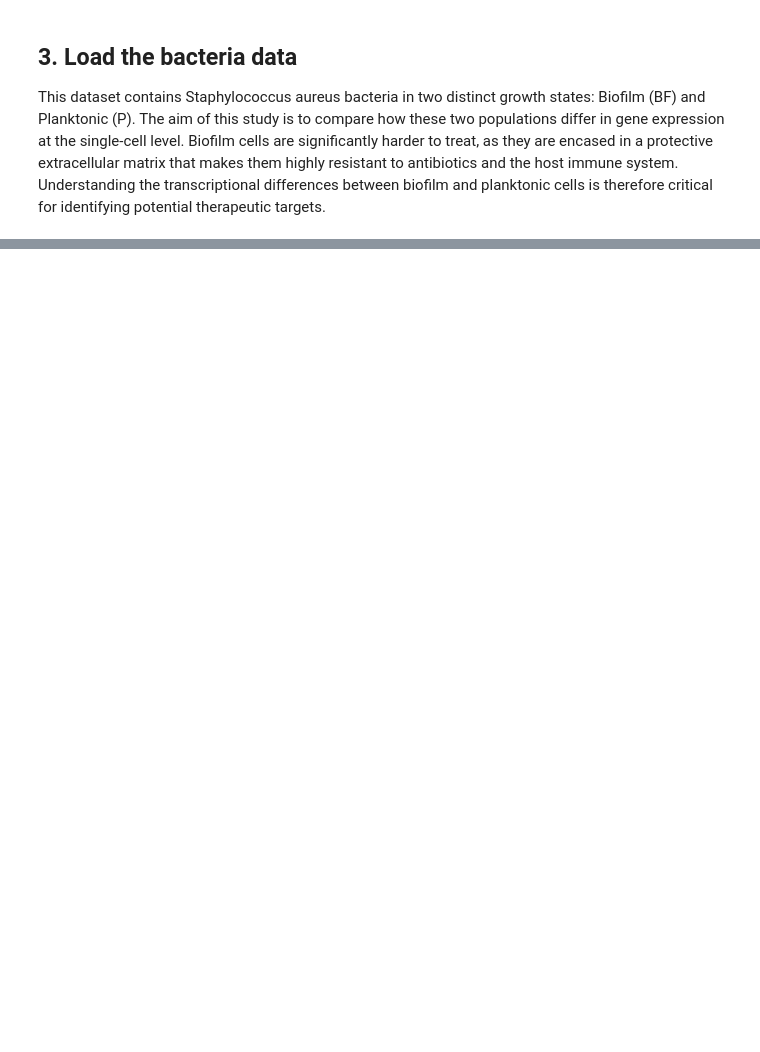
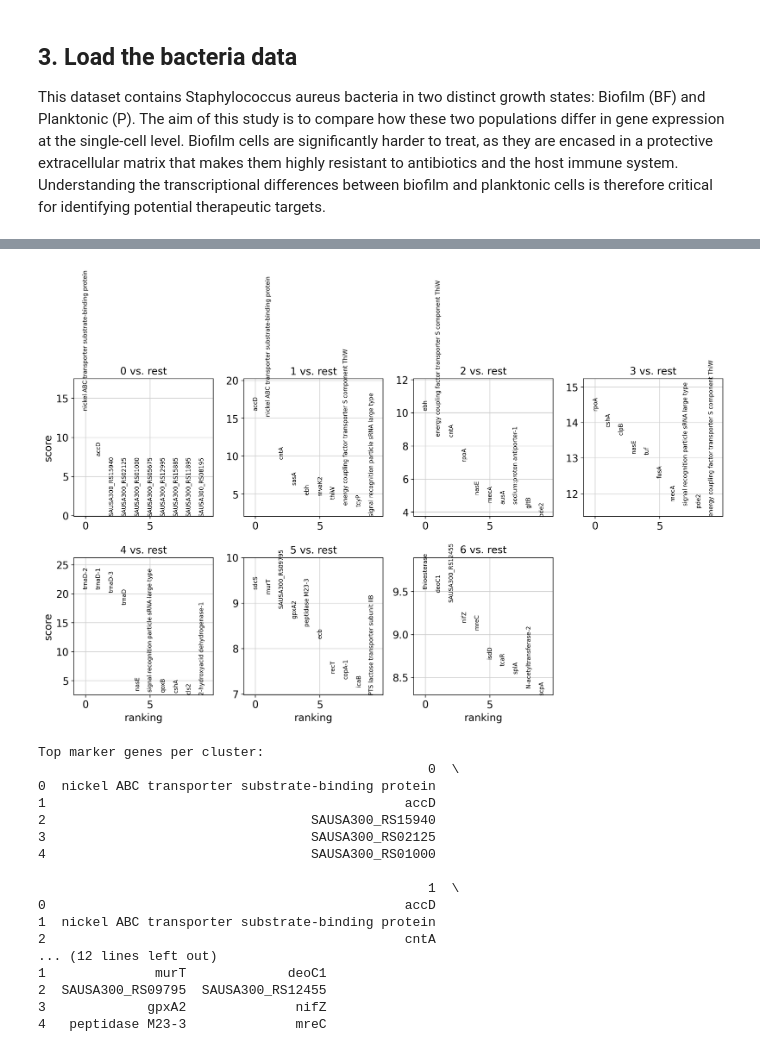
Before and after one commit to NathanvaBIT/mygitdirectory, a Jupyter notebook: Bacteria_unsupervised_learning.ipynb, the cells around one changed output, grey strips where cells are left out. Drawn from its saved outputs; the diff is of its cells as text; code cells hidden in the pictures; blank space fills up the shorter version.

Commit message:
Code is nearly finished; will verify everything tomorrow using unit tests

```diff
--- a/Bacteria_unsupervised_learning.ipynb
+++ b/Bacteria_unsupervised_learning.ipynb
@@ -293,0 +110,22 @@ sc.pl.umap(adata_bacteria, color=['Type_of_cells', 'celltypist_prediction'], leg
+# %%
+# --- STEP 1: Identify actual labels to prevent 'Empty Array' error ---
+actual_labels = adata_bacteria.obs['sample'].unique()
+print(f"Labels found in your file: {actual_labels}")
+
+# Split using whatever labels were actually found
+# Typically actual_labels[0] is BF and actual_labels[1] is P
+adata_bf = adata_bacteria[adata_bacteria.obs['sample'] == actual_labels[0]].copy()
+adata_p  = adata_bacteria[adata_bacteria.obs['sample'] == actual_labels[1]].copy()
+
+# --- STEP 2: Paper-based filtering (Adaptive) ---
+# If Biofilm counts are too low, we use 3 instead of 7 to keep the population alive
+bf_thresh = 7 if (adata_bf.X.sum(axis=1) >= 7).sum() > 50 else 3
+sc.pp.filter_cells(adata_bf, min_counts=bf_thresh)
+sc.pp.filter_cells(adata_p, min_counts=28)
+
+print(f"Survivors: {actual_labels[0]}={adata_bf.n_obs}, {actual_labels[1]}={adata_p.n_obs}")
+
+# Combine back
+import anndata as ad
+adata_bacteria = ad.concat([adata_bf, adata_p], label='sample', keys=[actual_labels[0], actual_labels[1]])
+adata_bacteria.obs_names_make_unique()
@@ -293,0 +258,33 @@ sc.pl.umap(adata_bacteria, color=['Type_of_cells', 'celltypist_prediction'], leg
+# %%
+# --- NEW PART 1: IDENTIFYING MARKER GENES ---
+
+# Compute marker genes for each cluster using the Wilcoxon rank-sum test
+sc.tl.rank_genes_groups(adata_bacteria, 'leiden', method='wilcoxon')
+
+# Visualize the top 10 marker genes per cluster to assist with annotation
+sc.pl.rank_genes_groups(adata_bacteria, n_genes=10, sharey=False)
+
+# Display the top 5 markers per cluster in a readable table format
+import pandas as pd
+marker_table = pd.DataFrame(adata_bacteria.uns['rank_genes_groups']['names']).head(5)
+print("Top marker genes per cluster:")
+print(marker_table)
+# %% [output]
+[figure, added]
+Top marker genes per cluster:
+                                                  0  \
+0  nickel ABC transporter substrate-binding protein
+1                                              accD
+2                                  SAUSA300_RS15940
+3                                  SAUSA300_RS02125
+4                                  SAUSA300_RS01000
+
+                                                  1  \
+0                                              accD
+1  nickel ABC transporter substrate-binding protein
+2                                              cntA
+... (12 lines left out)
+1              murT             deoC1
+2  SAUSA300_RS09795  SAUSA300_RS12455
+3             gpxA2              nifZ
+4   peptidase M23-3              mreC
```
Also changed, not shown: parts of 43 cells of this notebook.
